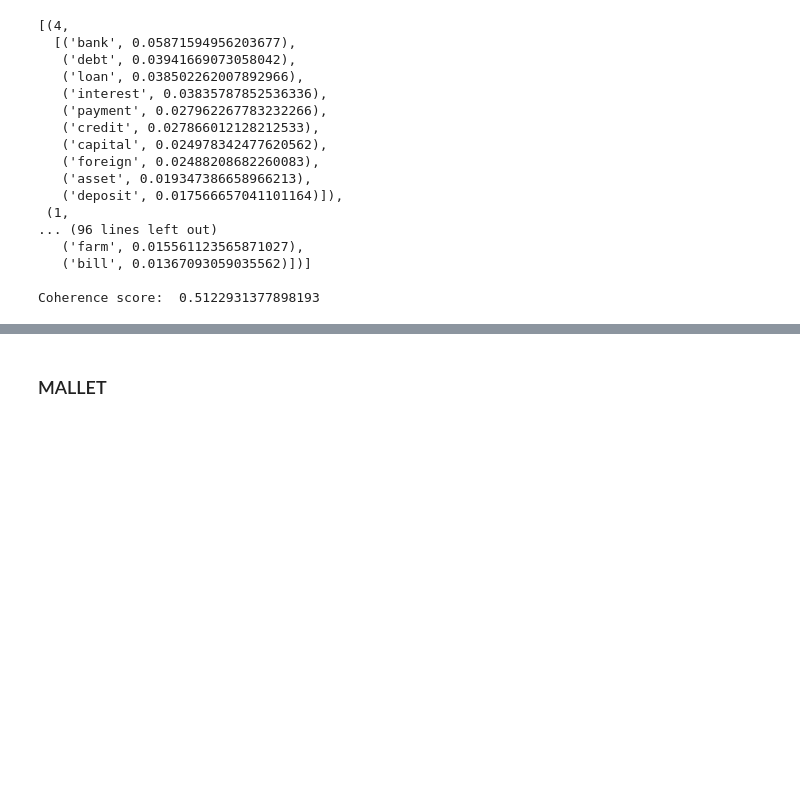
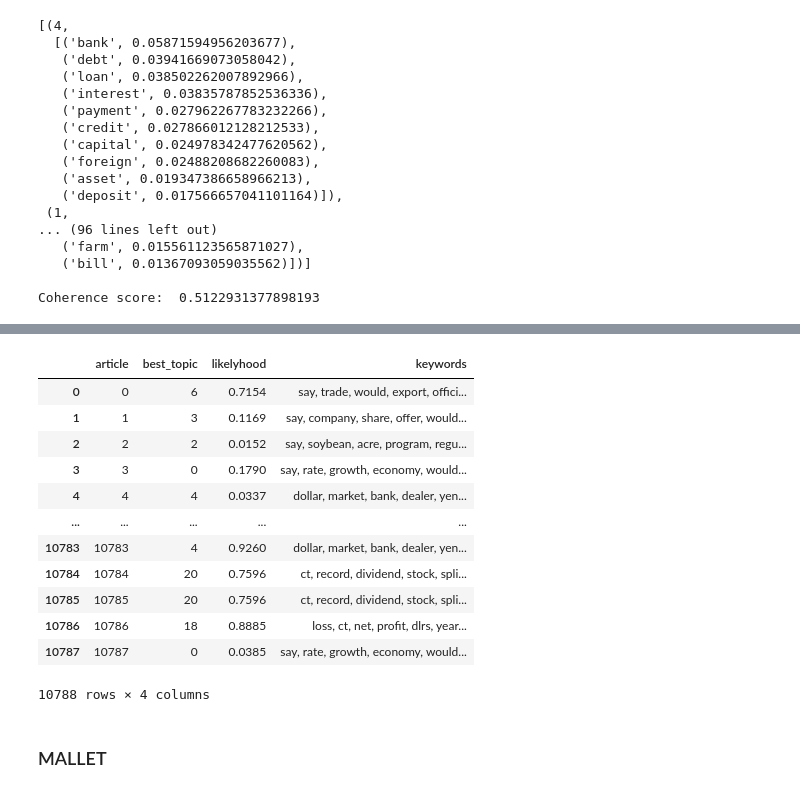
Before and after one commit to JeremyOBrien16/CUNY_DATA_620, a Jupyter notebook: ProjectFinal/data620project_final.ipynb, the cells around one changed output, grey strips where cells are left out. Saved outputs shown, nothing was run; the diff lists cells and outputs as text; code cells hidden in the pictures; blank space fills up the shorter version.

Commit message:
Create best topic functions for both gensim and mallet.

```diff
--- a/ProjectFinal/data620project_final.ipynb
+++ b/ProjectFinal/data620project_final.ipynb
@@ -753,0 +710,31 @@ for i in range(len(lda_mallet_corpus)):
+# %%
+# Extract best topic for each article along with associate keywords and likelyhood
+def get_best_gensim_topics(lda_model, corpus):
+
+    lda_model_corpus = lda_model[corpus]
+    art_topic_keywords = pd.DataFrame(columns = ['article','best_topic','likelyhood','keywords'])
+
+    # Loop through articles to get each article's main topic
+    for i, article in enumerate(lda_model[corpus]):
+        for article in enumerate(article):  # JO: removed the sort operation here - think we'll need to figure out another way to resort the article value, but leaving for now
+            if article[0] == 0:
+                #print(article)
+                wp = optimal_model.show_topic(article[1][0][0])
+                topic_keywords = ', '.join([word for word, prop in wp])
+
+                best_topic = int(article[1][0][0])
+                max_likelyhood = round(article[1][0][1],4)
+
+                d = {'article': i, 'best_topic': best_topic,'likelyhood': max_likelyhood,'keywords': topic_keywords}
+                art_topic_keywords = art_topic_keywords.append(d, ignore_index=True)
+
+#                 sent_topics_df = sent_topics_df.append(pd.Series([int(article[1][0][0]),
+#                                                                   round(article[1][0][1],4),
+#                                                                   topic_keywords]),
+#                                                        ignore_index=True)
+            else:
+                break
+
+    #sent_topics_df.columns = ['best_topic', 'likelyhood', 'keywords']
+
+    return art_topic_keywords
@@ -754,3 +790,22 @@ for i in range(len(lda_mallet_corpus)):
+# %%
+lda_gensim_opt_model = optimal_model
+gensim_topic_df = get_best_gensim_topics(lda_gensim_opt_model, corpus)
+# %%
+gensim_topic_df
+# %% [output]
+|  | article | best_topic | likelyhood | keywords |
+| 0 | 0 | 6 | 0.7154 | say, trade, would, export, offici... |
+| 1 | 1 | 3 | 0.1169 | say, company, share, offer, would... |
+| 2 | 2 | 2 | 0.0152 | say, soybean, acre, program, regu... |
+| 3 | 3 | 0 | 0.1790 | say, rate, growth, economy, would... |
+| 4 | 4 | 4 | 0.0337 | dollar, market, bank, dealer, yen... |
+| ... | ... | ... | ... | ... |
+| 10783 | 10783 | 4 | 0.9260 | dollar, market, bank, dealer, yen... |
+| 10784 | 10784 | 20 | 0.7596 | ct, record, dividend, stock, spli... |
+| 10785 | 10785 | 20 | 0.7596 | ct, record, dividend, stock, spli... |
+| 10786 | 10786 | 18 | 0.8885 | loss, ct, net, profit, dlrs, year... |
+| 10787 | 10787 | 0 | 0.0385 | say, rate, growth, economy, would... |
+10788 rows × 4 columns
 # %% [markdown]
 ### MALLET
 # %%
```
Also changed, not shown: parts of 20 cells of this notebook.
